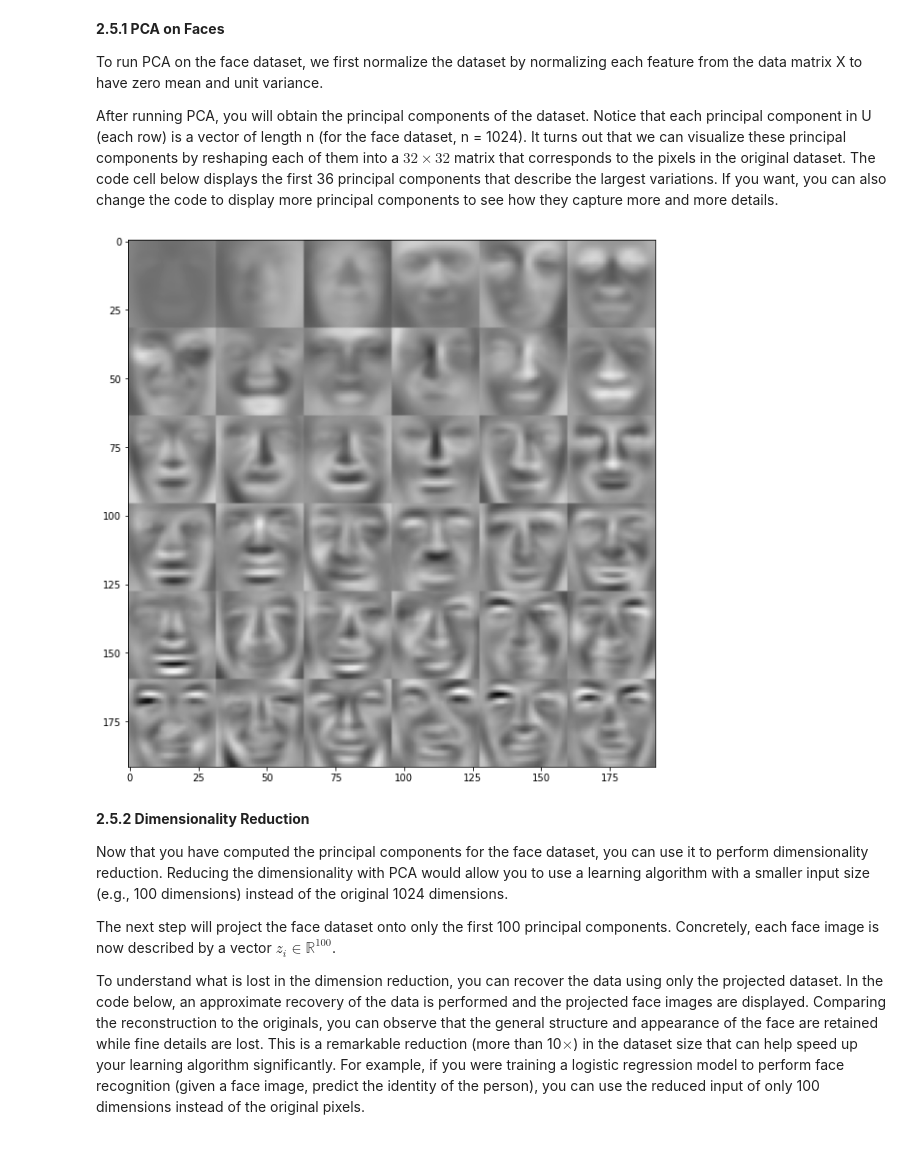
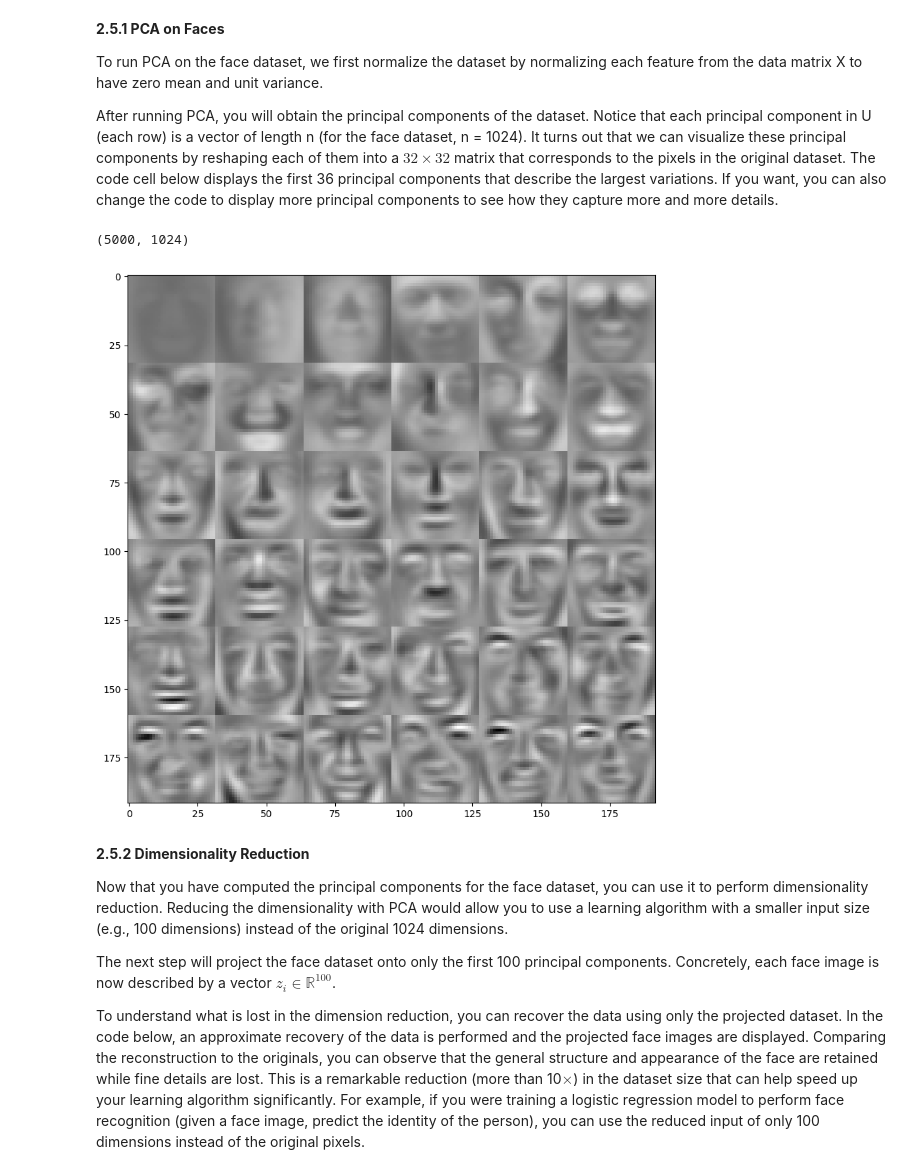
Before and after one commit to digitaldna01/boston-univ, a Jupyter notebook: CAS CS 542/HW/pset4/pset4.ipynb, the cells around one changed output. Drawn from its saved outputs; the diff is of its cells as text; code cells hidden in the pictures.

```diff
--- a/CAS CS 542/HW/pset4/pset4.ipynb
+++ b/CAS CS 542/HW/pset4/pset4.ipynb
@@ -611,11 +625,13 @@ def project_data(samples, U, K):
     projecting only on to the top "K" eigenvectors
     """
     # Reduced U is the first "K" columns in U
-    raise NotImplementedError('Implement it yourself.')
-
+    reducted_U = U[:, :K]
+    z = samples @ reducted_U
+    return z
 
 # project the first example onto the first dimension
 # should see a value of about 1.481"
 z = project_data(samples_norm, U, 1)
+print(samples_norm[0])
 print('Projection of the first example is %0.3f.' % float(z[0]))
 # %% [output]
@@ -631,11 +648,3 @@ After projecting the data onto the lower dimensional space, you can
 
 Once you have completed the code, it will recover an approximation of the
     first example and you should see a value of about [-1.05 -1.05].
-# %%
-def recover_data(Z, U, K):
-    raise NotImplementedError('Implement it yourself.')
-
-
-# reconstruct the samples
-recovered_sample = recover_data(z, U, 1)
-print('Recovered approximation of the first example is ', recovered_sample[0])
@@ -643,0 +651,10 @@ Recovered approximation of the first example is  [-1.05805279 -1.05805279]
+# %%
+def recover_data(Z, U, K):
+    reduced_U = U[:, :K]
+    recover = Z @ reduced_U.T
+    return recover
+
+
+# reconstruct the samples
+recovered_sample = recover_data(z, U, 1)
+print('Recovered approximation of the first example is ', recovered_sample[0])
@@ -712,7 +731,8 @@ def get_datum_img(row):
     :param row: a single np array with shape 1x1024
     :return: the constructed image, np array of shape 32 x 32
     """
-    raise NotImplementedError('Implement it yourself.')
+    image = row.ravel().reshape(32, 32, order='F') # column-major order (fortran-style)
+    return image
 
 
 def display_data(samples, num_rows=10, num_columns=10):
@@ -760,17 +780,22 @@ dataset. The code cell below displays the first 36 principal
 components that describe the largest variations. If you
 want, you can also change the code to display more principal components
 to see how they capture more and more details.
-# %%
-# Feature normalize
-raise NotImplementedError('Implement it yourself.')
-
-# Run SVD
-raise NotImplementedError('Implement it yourself.')
-
-# Visualize the top 36 eigenvectors found
-raise NotImplementedError('Implement it yourself.')
-# %% [output]
-[figure, removed]
+# %%
+print(samples.shape)
+# %% [output]
+(5000, 1024)
+# %%
+# Feature normalize
+means, stds, samples_norm = feature_normalize(samples)
+
+# Run SVD
+U, S, V = get_usv(samples_norm)
+
+# Visualize the top 36 eigenvectors found
+top_eigenvectors = U[:, :36].T
+display_data(top_eigenvectors, 6, 6)
+# %% [output]
+[figure, added]
 # %% [markdown]
 **2.5.2 Dimensionality Reduction**
 
```
Also changed, not shown: parts of 11 cells of this notebook.
